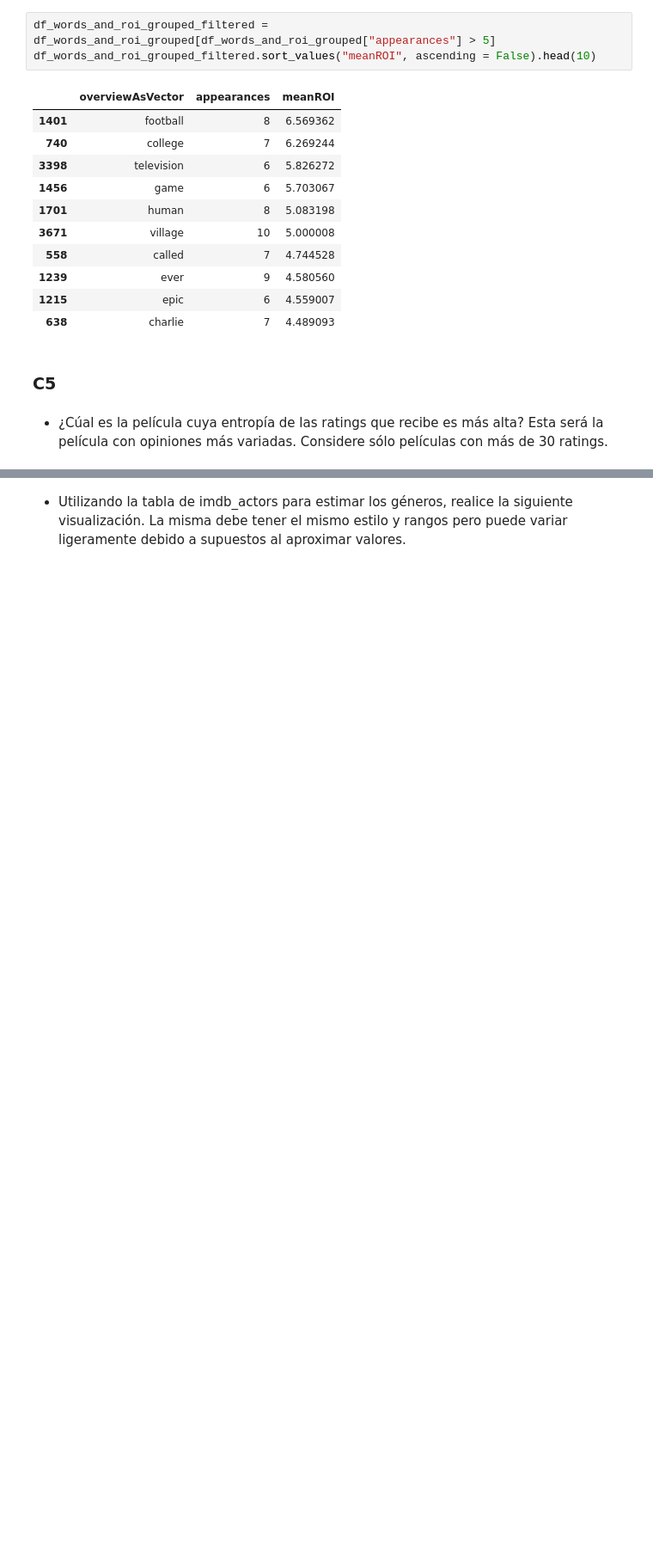
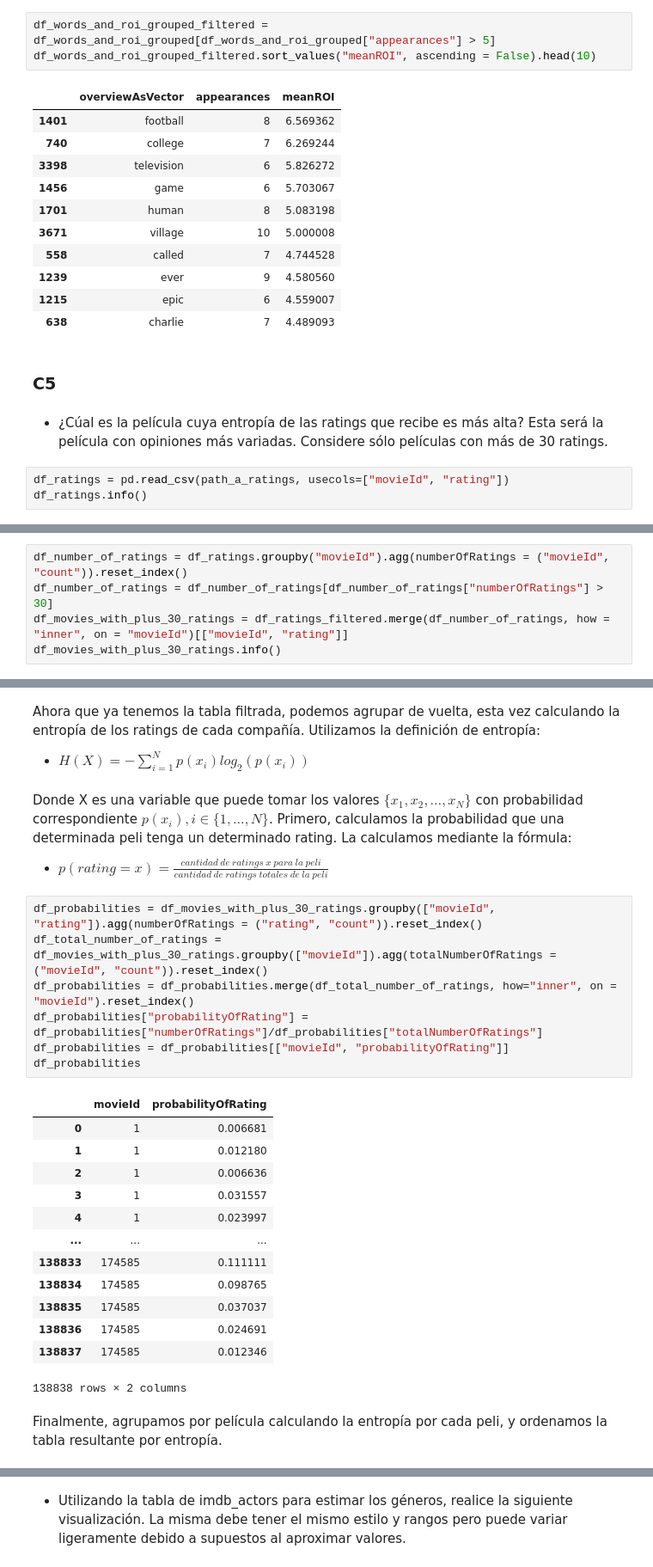
Before and after one commit to Nacho2904/orga_de_datos, a Jupyter notebook: tp_1.ipynb, the cells around one changed output, grey strips where cells are left out. Shown at 86% size. Cells and saved outputs as stored; diff of their text form; blank space fills up the shorter version.

```diff
--- a/tp_1.ipynb
+++ b/tp_1.ipynb
@@ -757,3 +757,6 @@ df_words_and_roi_grouped_filtered.sort_values("meanROI", ascending = False).head
 ### C5
 # %% [markdown]
 - ¿Cúal es la película cuya entropía de las ratings que recibe es más alta? Esta será la película con opiniones más variadas. Considere sólo películas con más de 30 ratings.
+# %%
+df_ratings = pd.read_csv(path_a_ratings, usecols=["movieId", "rating"])
+df_ratings.info()
@@ -759,0 +779,5 @@ df_words_and_roi_grouped_filtered.sort_values("meanROI", ascending = False).head
+# %%
+df_number_of_ratings = df_ratings.groupby("movieId").agg(numberOfRatings = ("movieId", "count")).reset_index()
+df_number_of_ratings = df_number_of_ratings[df_number_of_ratings["numberOfRatings"] > 30]
+df_movies_with_plus_30_ratings = df_ratings_filtered.merge(df_number_of_ratings, how = "inner", on = "movieId")[["movieId", "rating"]]
+df_movies_with_plus_30_ratings.info()
@@ -759,0 +794,29 @@ df_words_and_roi_grouped_filtered.sort_values("meanROI", ascending = False).head
+# %% [markdown]
+Ahora que ya tenemos la tabla filtrada, podemos agrupar de vuelta, esta vez calculando la entropía de los ratings de cada compañía. Utilizamos la definición de entropía:
+- $H(X) = -\sum^{N}_{i = 1} p(x_i)log_2(p(x_i))$
+# %% [markdown]
+Donde X es una variable que puede tomar los valores $\{x_1, x_2, \ldots, x_N\}$ con probabilidad correspondiente $p(x_i), i \in \{1,\ldots,N\}$. Primero, calculamos la probabilidad que una determinada peli tenga un determinado rating. La calculamos mediante la fórmula:
+- $p(rating = x) = \frac{cantidad\  de\ ratings\ x\ para\ la\ peli}{cantidad\ de\ ratings\ totales\ de\ la\ peli}$
+# %%
+df_probabilities = df_movies_with_plus_30_ratings.groupby(["movieId", "rating"]).agg(numberOfRatings = ("rating", "count")).reset_index()
+df_total_number_of_ratings = df_movies_with_plus_30_ratings.groupby(["movieId"]).agg(totalNumberOfRatings = ("movieId", "count")).reset_index()
+df_probabilities = df_probabilities.merge(df_total_number_of_ratings, how="inner", on = "movieId").reset_index()
+df_probabilities["probabilityOfRating"] = df_probabilities["numberOfRatings"]/df_probabilities["totalNumberOfRatings"]
+df_probabilities = df_probabilities[["movieId", "probabilityOfRating"]]
+df_probabilities
+# %% [output]
+|  | movieId | probabilityOfRating |
+| 0 | 1 | 0.006681 |
+| 1 | 1 | 0.012180 |
+| 2 | 1 | 0.006636 |
+| 3 | 1 | 0.031557 |
+| 4 | 1 | 0.023997 |
+| ... | ... | ... |
+| 138833 | 174585 | 0.111111 |
+| 138834 | 174585 | 0.098765 |
+| 138835 | 174585 | 0.037037 |
+| 138836 | 174585 | 0.024691 |
+| 138837 | 174585 | 0.012346 |
+138838 rows × 2 columns
+# %% [markdown]
+Finalmente, agrupamos por película calculando la entropía por cada peli, y ordenamos la tabla resultante por entropía.
```
Also changed, not shown: parts of 11 cells of this notebook.
